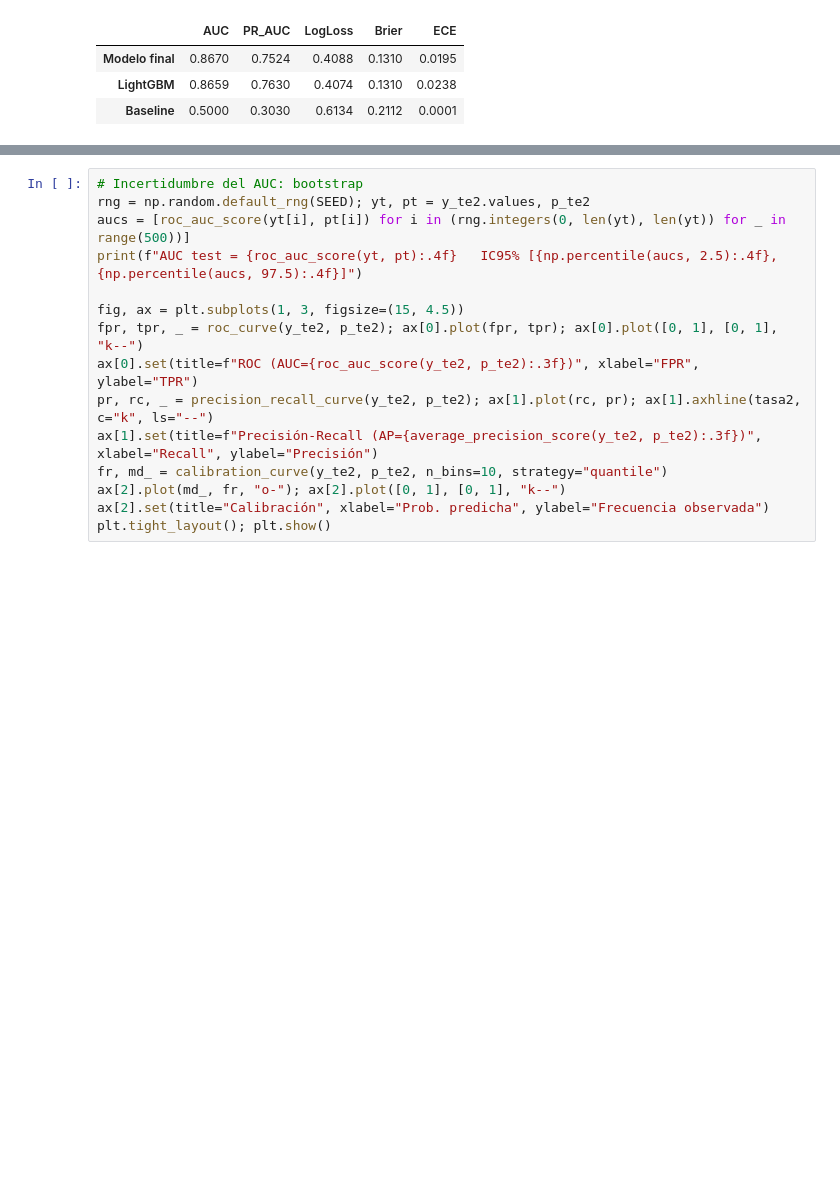
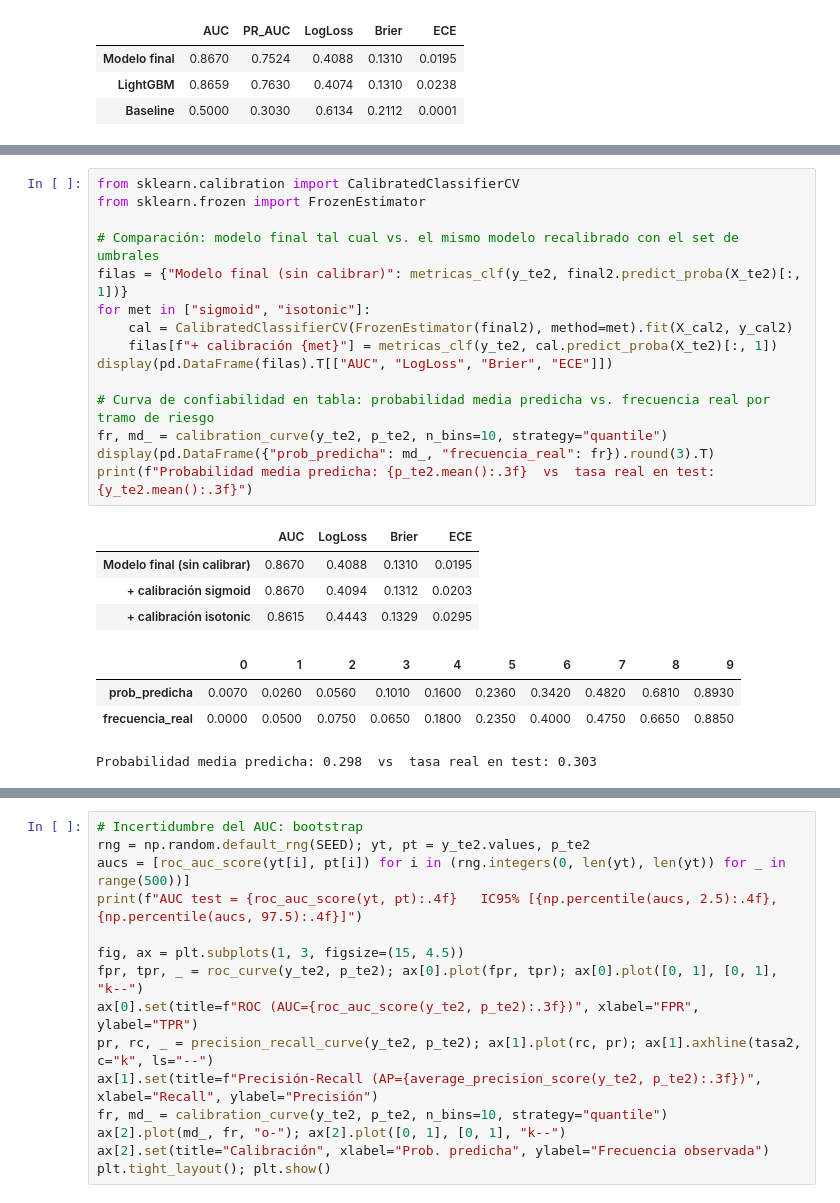
Before and after one commit to JPSOLANO10/Colsubsidio, a Jupyter notebook: Colsubsidio_Retos_1_2_3.ipynb, the cells around one changed output, grey strips where cells are left out. Cells and saved outputs as stored; diff of their text form; blank space fills up the shorter version.

Commit message:
Finalizacion de notebook y tareas, eliminacion de requirements repetidos

```diff
--- a/Colsubsidio_Retos_1_2_3.ipynb
+++ b/Colsubsidio_Retos_1_2_3.ipynb
@@ -682,0 +683,24 @@ tabla2
+# %%
+from sklearn.calibration import CalibratedClassifierCV
+from sklearn.frozen import FrozenEstimator
+
+# Comparación: modelo final tal cual vs. el mismo modelo recalibrado con el set de umbrales
+filas = {"Modelo final (sin calibrar)": metricas_clf(y_te2, final2.predict_proba(X_te2)[:, 1])}
+for met in ["sigmoid", "isotonic"]:
+    cal = CalibratedClassifierCV(FrozenEstimator(final2), method=met).fit(X_cal2, y_cal2)
+    filas[f"+ calibración {met}"] = metricas_clf(y_te2, cal.predict_proba(X_te2)[:, 1])
+display(pd.DataFrame(filas).T[["AUC", "LogLoss", "Brier", "ECE"]])
+
+# Curva de confiabilidad en tabla: probabilidad media predicha vs. frecuencia real por tramo de riesgo
+fr, md_ = calibration_curve(y_te2, p_te2, n_bins=10, strategy="quantile")
+display(pd.DataFrame({"prob_predicha": md_, "frecuencia_real": fr}).round(3).T)
+print(f"Probabilidad media predicha: {p_te2.mean():.3f}  vs  tasa real en test: {y_te2.mean():.3f}")
+# %% [output]
+|  | AUC | LogLoss | Brier | ECE |
+| Modelo final (sin calibrar) | 0.8670 | 0.4088 | 0.1310 | 0.0195 |
+| + calibración sigmoid | 0.8670 | 0.4094 | 0.1312 | 0.0203 |
+| + calibración isotonic | 0.8615 | 0.4443 | 0.1329 | 0.0295 |
+|  | 0 | 1 | 2 | 3 | 4 | 5 | 6 | 7 | 8 | 9 |
+| prob_predicha | 0.0070 | 0.0260 | 0.0560 | 0.1010 | 0.1600 | 0.2360 | 0.3420 | 0.4820 | 0.6810 | 0.8930 |
+| frecuencia_real | 0.0000 | 0.0500 | 0.0750 | 0.0650 | 0.1800 | 0.2350 | 0.4000 | 0.4750 | 0.6650 | 0.8850 |
+Probabilidad media predicha: 0.298  vs  tasa real en test: 0.303
```
Also changed, not shown: parts of 18 cells of this notebook, 6 other files.
